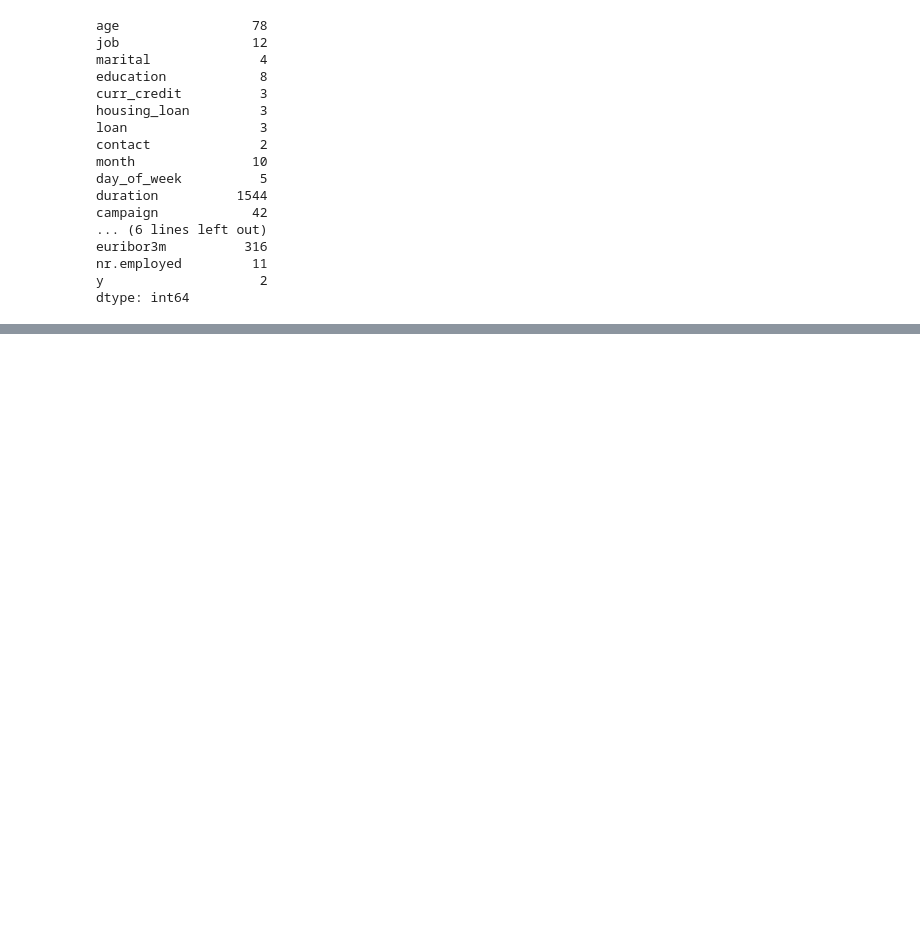
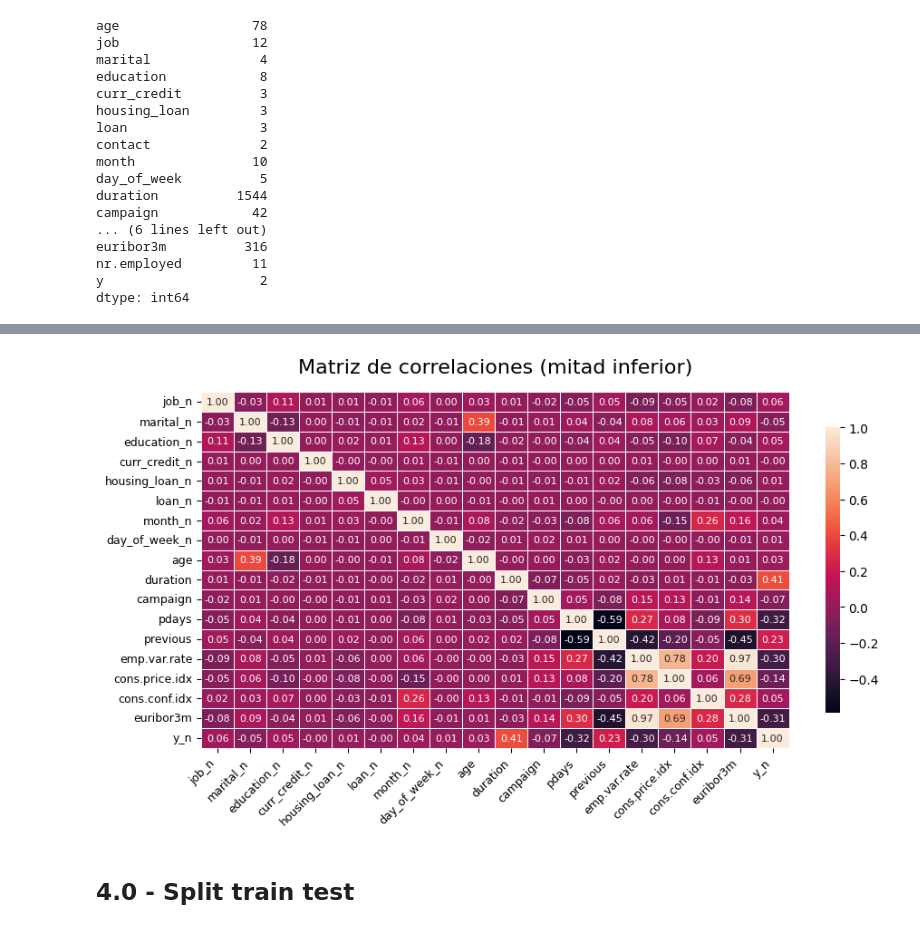
Before and after one commit to 4GeeksAcademy/carlossuesc95-intro-ml, a Jupyter notebook: src/01-logistic-regression.ipynb, the cells around one changed output, grey strips where cells are left out. Cells and saved outputs as stored; diff of their text form; code cells hidden in the pictures; blank space fills up the shorter version.

```diff
--- a/src/01-logistic-regression.ipynb
+++ b/src/01-logistic-regression.ipynb
@@ -115,0 +303,24 @@ NameError: name 'df' is not defined
+# %%
+fig, axis = plt.subplots(figsize=(10, 6))
+
+
+sns.heatmap(
+    df_num[
+        ["job_n", "marital_n", "education_n", "curr_credit_n", "housing_loan_n", "loan_n", "month_n", "day_of_week_n",
+                 "age", "duration", "campaign", "pdays", "previous", "emp.var.rate", "cons.price.idx", "cons.conf.idx", "euribor3m", "y_n"
+        ]
+    ].corr(),
+    annot=True,fmt=".2f", linewidths=.5,
+    cbar_kws={"shrink": .8},
+    annot_kws={"size": 8}
+)
+
+plt.title("Matriz de correlaciones (mitad inferior)", fontsize=16, pad=15)
+plt.xticks(rotation=45, ha='right', fontsize=9)
+plt.yticks(fontsize=9)
+plt.tight_layout(pad=3.0)
+plt.show()
+# %% [output]
+[figure, added]
+# %% [markdown]
+## 4.0 - Split train test
```
Also changed, not shown: parts of 102 cells of this notebook, 4 other files.
